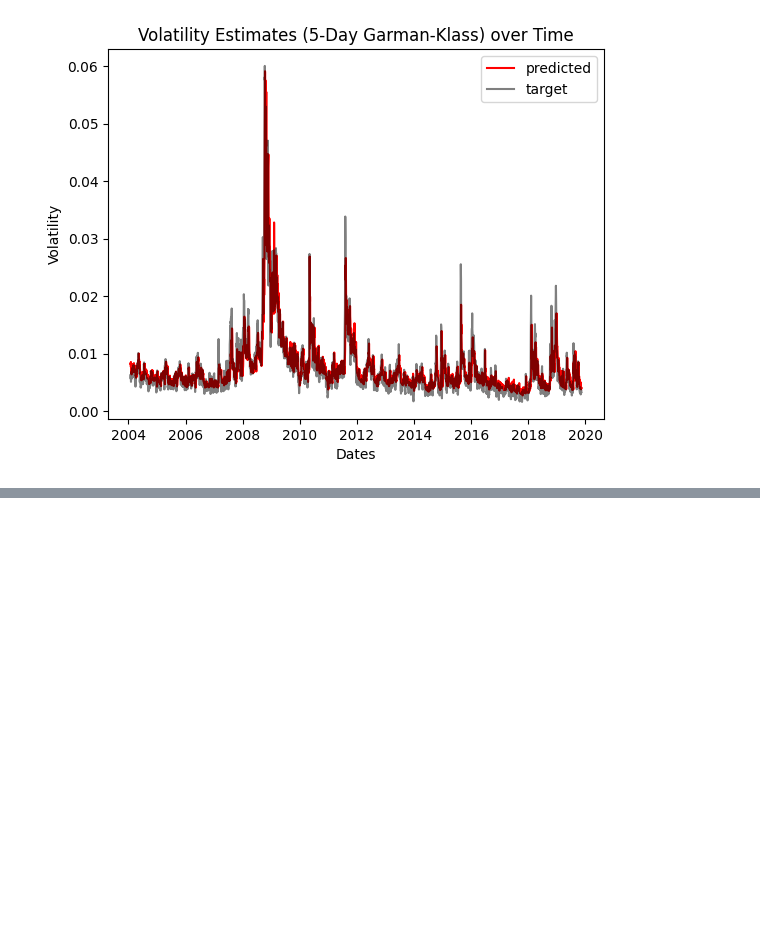
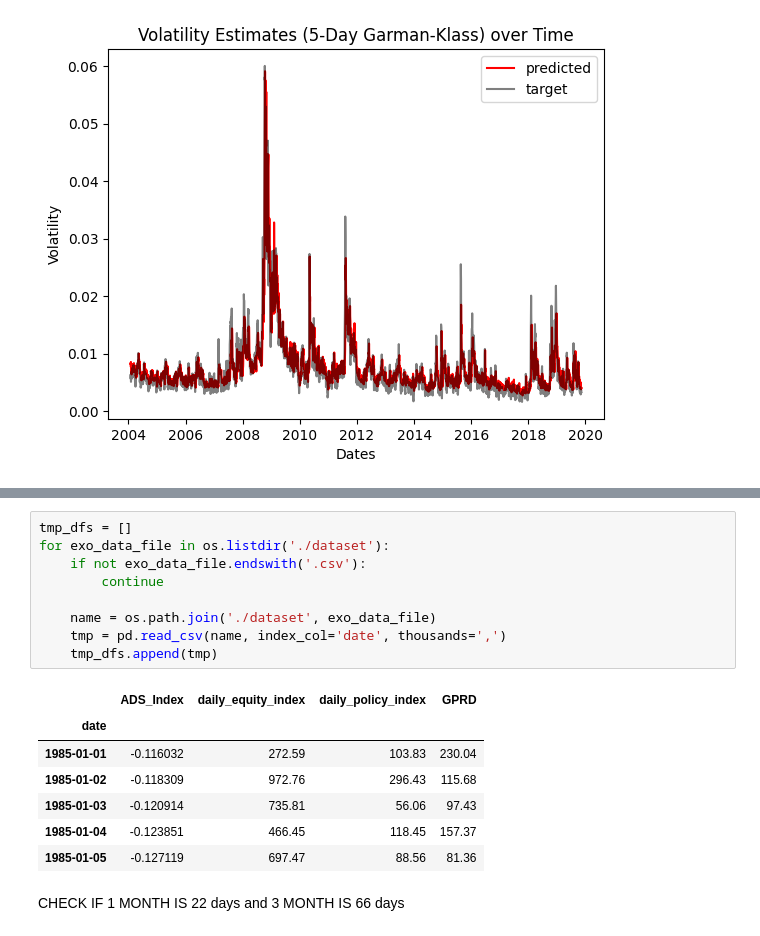
Before and after one commit to finnlimjc/Regime-Classification, a Jupyter notebook: notebooks/realized_volatility.ipynb, the cells around one changed output, grey strips where cells are left out. Cells and saved outputs as stored; diff of their text form; blank space fills up the shorter version.

```diff
--- a/notebooks/realized_volatility.ipynb
+++ b/notebooks/realized_volatility.ipynb
@@ -418,0 +460,19 @@ plt.show()
+# %%
+tmp_dfs = []
+for exo_data_file in os.listdir('./dataset'):
+    if not exo_data_file.endswith('.csv'):
+        continue
+
+    name = os.path.join('./dataset', exo_data_file)
+    tmp = pd.read_csv(name, index_col='date', thousands=',')
+    tmp_dfs.append(tmp)
+# %% [output]
+|  | ADS_Index | daily_equity_index | daily_policy_index | GPRD |
+| date |  |  |  |  |
+| 1985-01-01 | -0.116032 | 272.59 | 103.83 | 230.04 |
+| 1985-01-02 | -0.118309 | 972.76 | 296.43 | 115.68 |
+| 1985-01-03 | -0.120914 | 735.81 | 56.06 | 97.43 |
+| 1985-01-04 | -0.123851 | 466.45 | 118.45 | 157.37 |
+| 1985-01-05 | -0.127119 | 697.47 | 88.56 | 81.36 |
+# %% [markdown]
+CHECK IF 1 MONTH IS 22 days and 3 MONTH IS 66 days
```
Also changed, not shown: parts of 18 cells of this notebook, 5 other files.
